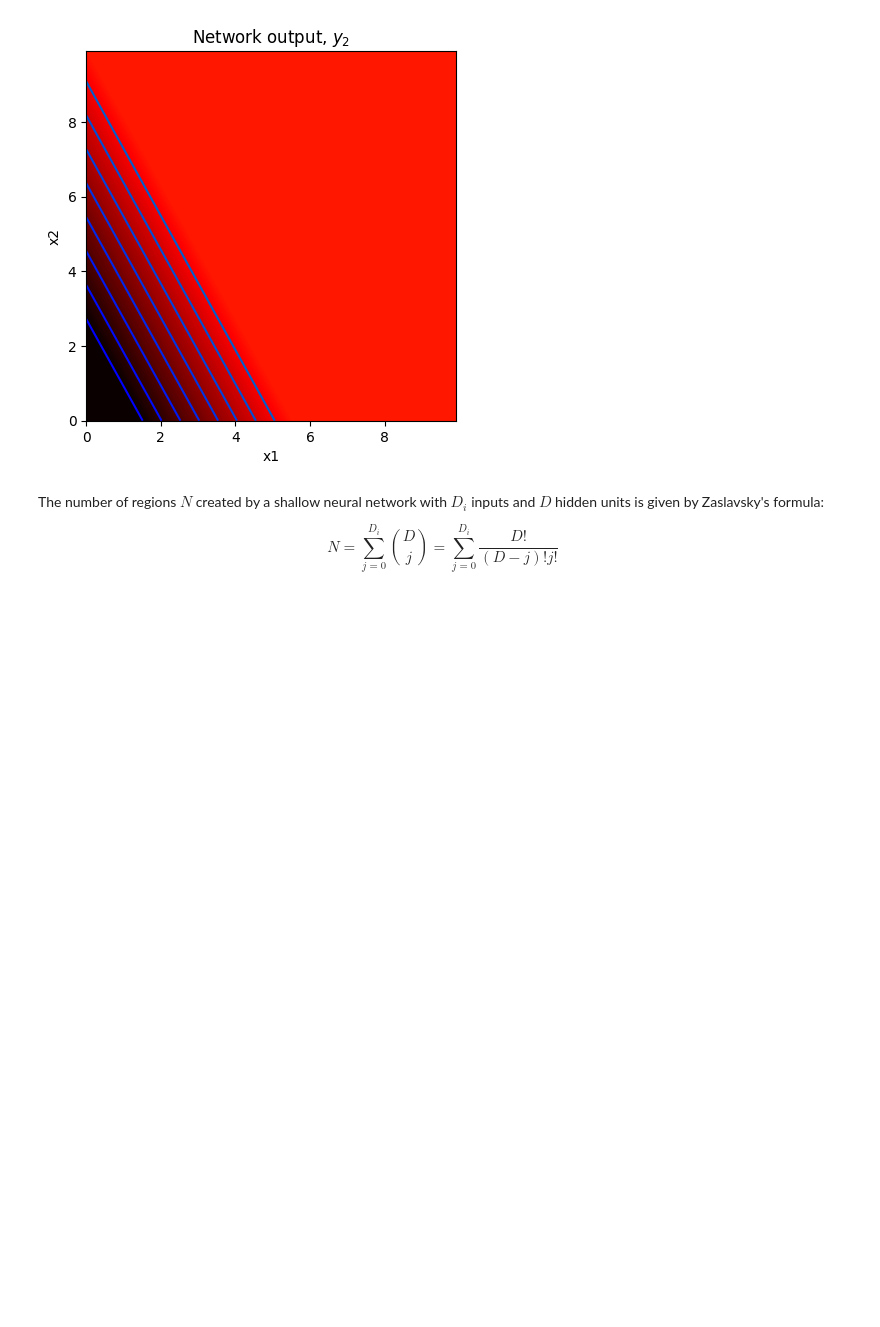
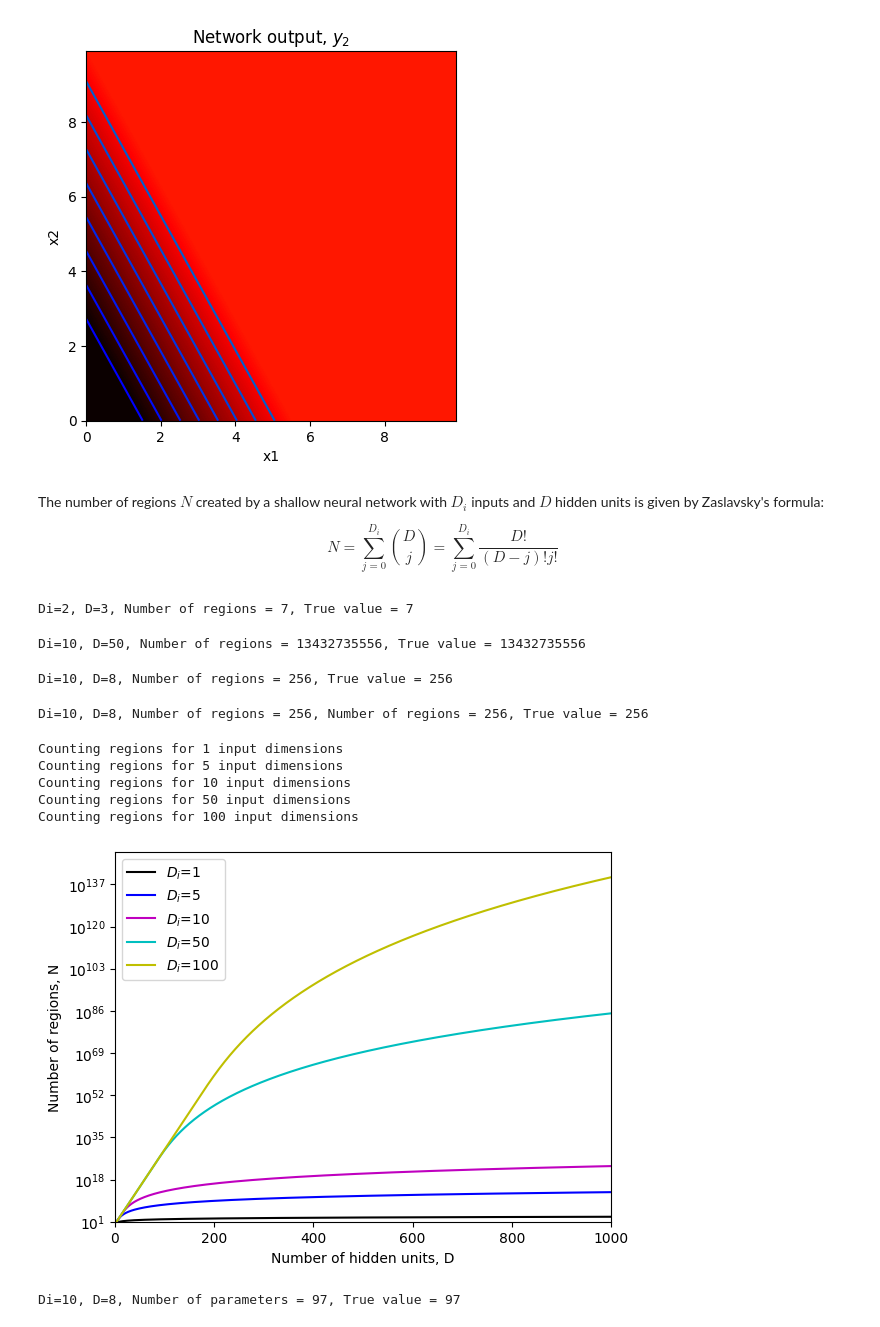
Before and after one commit to diana-07/Deep-Learning-labs, a Jupyter notebook: Deep_Learning_lab1.ipynb, the cells around one changed output. Drawn from its saved outputs; the diff is of its cells as text; code cells hidden in the pictures; blank space fills up the shorter version.

```diff
--- a/Deep_Learning_lab1.ipynb
+++ b/Deep_Learning_lab1.ipynb
@@ -667,3 +667,73 @@ plot_neural_2_inputs_2_outputs(x1,x2, y1, y2, pre_1, pre_2, pre_3, act_1, act_2,
 The number of regions $N$ created by a shallow neural network with $D_i$ inputs and $D$ hidden units is given by Zaslavsky's formula:
 
 \begin{equation}N = \sum_{j=0}^{D_{i}}\binom{D}{j}=\sum_{j=0}^{D_{i}} \frac{D!}{(D-j)!j!} \end{equation}
+# %%
+def number_regions(Di, D):
+  # TODO -- implement Zaslavsky's formula
+  # You can use math.comb() https://www.w3schools.com/python/ref_math_comb.asp
+  # Replace this code
+  N =0
+  for i in range(Di +1):
+    N += math.comb(D,i)
+
+  return N
+# %%
+# Calculate the number of regions for 2D input (Di=2) and 3 hidden units (D=3) as in figure 3.8j
+N = number_regions(2, 3)
+print(f"Di=2, D=3, Number of regions = {int(N)}, True value = 7")
+# %% [output]
+Di=2, D=3, Number of regions = 7, True value = 7
+# %%
+# Calculate the number of regions for 10D input (Di=10) and 50 hidden units (D=50)
+N = number_regions(10, 50)
+print(f"Di=10, D=50, Number of regions = {int(N)}, True value = 13432735556")
+# %% [output]
+Di=10, D=50, Number of regions = 13432735556, True value = 13432735556
+# %%
+# Depending on how you implemented it, the calculation may fail when $D_i > D$ (not to worry...)
+try:
+  N = number_regions(10, 8)
+  print(f"Di=10, D=8, Number of regions = {int(N)}, True value = 256")
+except Exception as error:
+    print("An exception occurred:", error)
+# %% [output]
+Di=10, D=8, Number of regions = 256, True value = 256
+# %%
+# Let's do the calculation properly when D<Di (see figure 3.10 from the book)
+D = 8; Di = 10
+N = np.power(2,D)
+# We can equivalently do this by calling number_regions with the D twice
+# Think about why this works
+N2 = number_regions (D,D)
+print(f"Di=10, D=8, Number of regions = {int(N)}, Number of regions = {int(N2)}, True value = 256")
+# %% [output]
+Di=10, D=8, Number of regions = 256, Number of regions = 256, True value = 256
+# %%
+# Now let's plot the graph from figure 3.9a
+dims = np.array([1,5,10,50,100])
+regions = np.zeros((dims.shape[0], 1000))
+for c_dim in range(dims.shape[0]):
+    D_i = dims[c_dim]
+    print (f"Counting regions for {D_i} input dimensions")
+    for D in range(1000):
+        regions[c_dim, D] = number_regions(np.min([D_i,D]), D)
+
+fig, ax = plt.subplots()
+ax.semilogy(regions[0,:],'k-')
+ax.semilogy(regions[1,:],'b-')
+ax.semilogy(regions[2,:],'m-')
+ax.semilogy(regions[3,:],'c-')
+ax.semilogy(regions[4,:],'y-')
+ax.legend(['$D_i$=1', '$D_i$=5', '$D_i$=10', '$D_i$=50', '$D_i$=100'])
+ax.set_xlabel("Number of hidden units, D")
+ax.set_ylabel("Number of regions, N")
+plt.xlim([0,1000])
+plt.ylim([1e1,1e150])
+plt.show()
+# %% [output]
+Counting regions for 1 input dimensions
+Counting regions for 5 input dimensions
+Counting regions for 10 input dimensions
+Counting regions for 50 input dimensions
+Counting regions for 100 input dimensions
+[figure, added]
@@ -669,0 +751,6 @@ The number of regions $N$ created by a shallow neural network with $D_i$ inputs
+# %%
+# Now let's test the code
+N = number_parameters(10, 8)
+print(f"Di=10, D=8, Number of parameters = {int(N)}, True value = 97")
+# %% [output]
+Di=10, D=8, Number of parameters = 97, True value = 97
```
Also changed, not shown: parts of 2 cells of this notebook.
